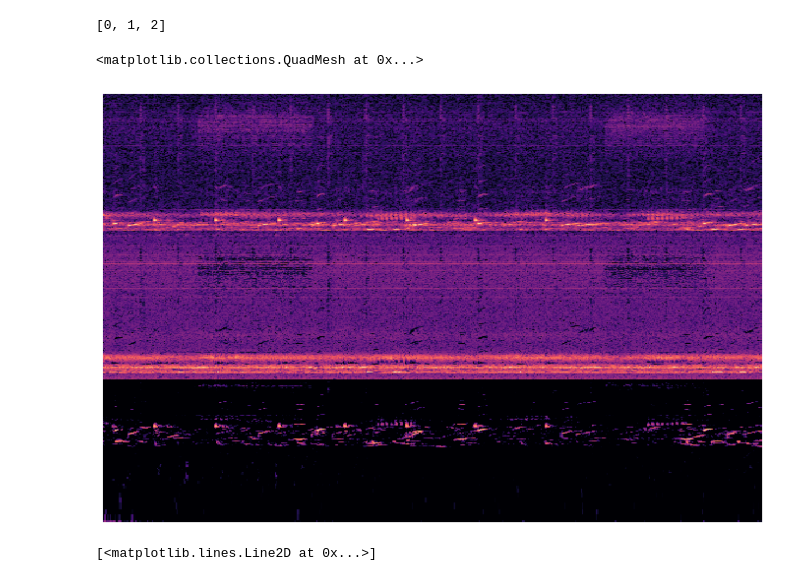
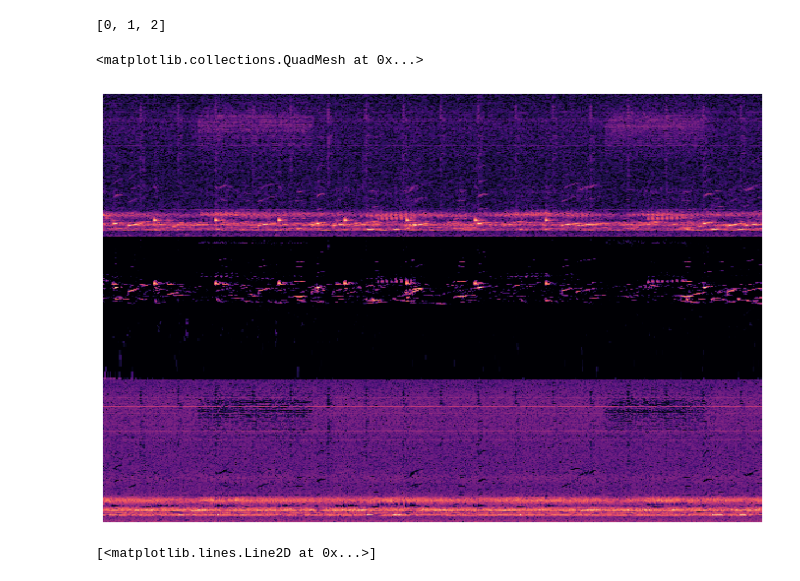
Before and after one commit to KidElectric/rfcx_kaggle, a Jupyter notebook: notebooks/1.0-bri-data-exploration-and-spectrogram-tests.ipynb, the cells around one changed output. Drawn from its saved outputs; the diff is of its cells as text; code cells hidden in the pictures.

```diff
--- a/notebooks/1.0-bri-data-exploration-and-spectrogram-tests.ipynb
+++ b/notebooks/1.0-bri-data-exploration-and-spectrogram-tests.ipynb
@@ -297,38 +297,38 @@ mask_v = librosa.util.softmask(S_full - S_filter,
                                power=power)
 
 # Once we have the masks, simply multiply them with the input spectrum
 # to separate the components
 
 S_foreground = mask_v * S_full
 S_background = mask_i * S_full
 
 # sphinx_gallery_thumbnail_number = 2
 sr=params.sr
 idx = slice(*lb.time_to_frames([0, 6], sr=params.sr))
 plt.figure(figsize=(12, 8))
 params.ax=[]
 for i in range(0,3,1):
     ax=plt.subplot(3,1,i+1)
     params.ax.append(ax)
     ax.axis('off')
     ax.xaxis.set_major_locator(plt.NullLocator())
     ax.yaxis.set_major_locator(plt.NullLocator())
 plt.subplots_adjust(wspace=0, hspace=0)
 
 librosa.display.specshow(librosa.amplitude_to_db(S_full[:, idx], ref=np.max),
                          y_axis='linear', sr=sr,ax=params.ax[0])
+librosa.display.specshow(librosa.amplitude_to_db(S_foreground[:, idx], ref=np.max),
+                         y_axis='log', x_axis='time', sr=sr, ax=params.ax[1])
+librosa.display.specshow(librosa.amplitude_to_db(S_background[:, idx], ref=np.max),
+                         y_axis='linear', sr=sr,ax=params.ax[2])
 
-librosa.display.specshow(librosa.amplitude_to_db(S_background[:, idx], ref=np.max),
-                         y_axis='linear', sr=sr,ax=params.ax[1])
 
-librosa.display.specshow(librosa.amplitude_to_db(S_foreground[:, idx], ref=np.max),
-                         y_axis='log', x_axis='time', sr=sr, ax=params.ax[2])
 
 
 # plt.show()
 # %% [output]
 <matplotlib.collections.QuadMesh at 0x...>
-[figure, old version]
+[figure, new version]
 # %%
 plt.plot(med)
 plt.plot(melspec[:,35],'r')
```
Also changed, not shown: parts of 2 cells of this notebook, 1 other file.
